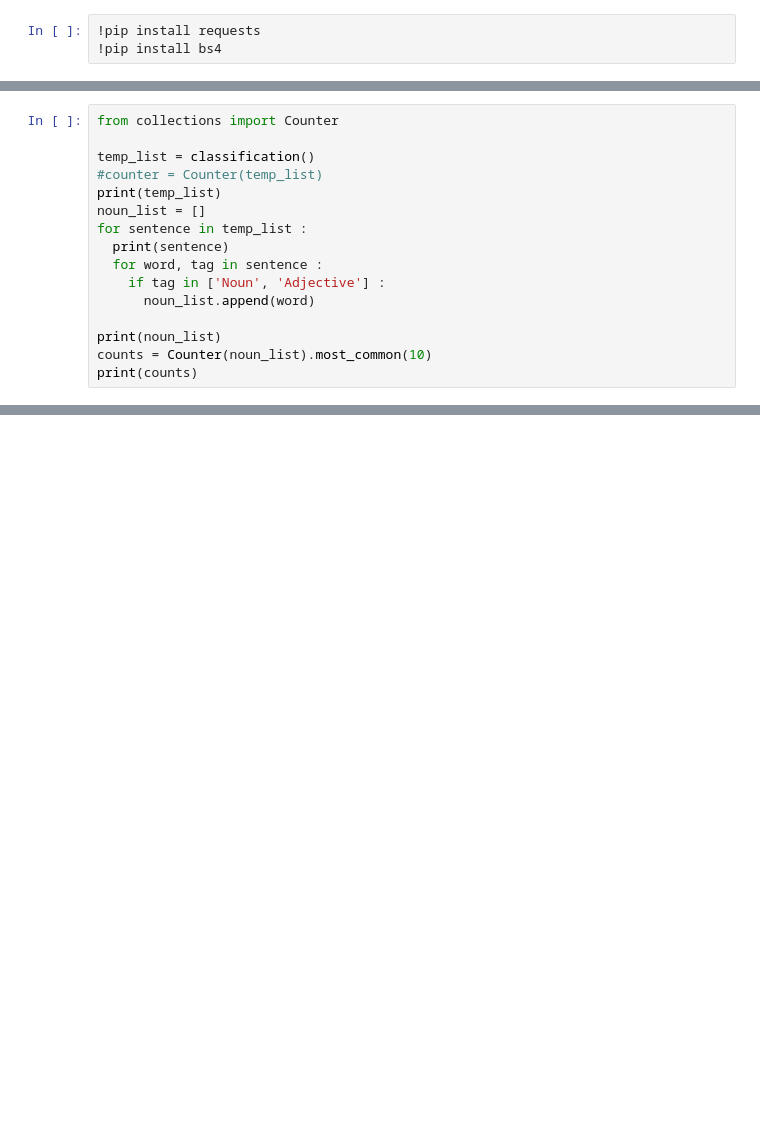
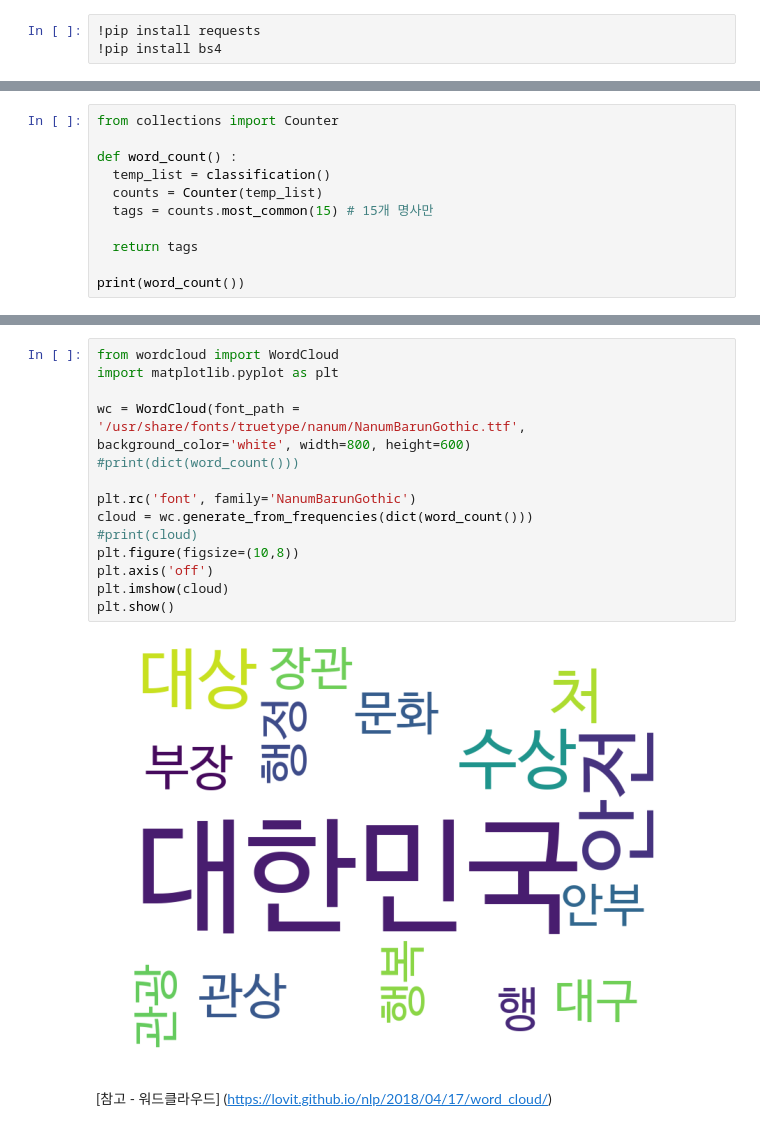
Before and after one commit to kig2929kig/colab, a Jupyter notebook: wordCloud.ipynb, the cells around one changed output, grey strips where cells are left out. Drawn from its saved outputs; the diff is of its cells as text; blank space fills up the shorter version.

```diff
--- a/wordCloud.ipynb
+++ b/wordCloud.ipynb
@@ -46,16 +87,0 @@ print(classification())
-# %%
-from collections import Counter
-
-temp_list = classification()
-#counter = Counter(temp_list)
-print(temp_list)
-noun_list = []
-for sentence in temp_list :
-  print(sentence)
-  for word, tag in sentence :
-    if tag in ['Noun', 'Adjective'] :
-      noun_list.append(word)
-
-print(noun_list)
-counts = Counter(noun_list).most_common(10)
-print(counts)
@@ -65,0 +88,11 @@ ValueError: ignored
+# %%
+from collections import Counter
+
+def word_count() :
+  temp_list = classification()
+  counts = Counter(temp_list)
+  tags = counts.most_common(15) # 15개 명사만
+
+  return tags
+
+print(word_count())
@@ -65,0 +151,18 @@ ValueError: ignored
+# %%
+from wordcloud import WordCloud
+import matplotlib.pyplot as plt
+
+wc = WordCloud(font_path = '/usr/share/fonts/truetype/nanum/NanumBarunGothic.ttf', background_color='white', width=800, height=600)
+#print(dict(word_count()))
+
+plt.rc('font', family='NanumBarunGothic')
+cloud = wc.generate_from_frequencies(dict(word_count()))
+#print(cloud)
+plt.figure(figsize=(10,8))
+plt.axis('off')
+plt.imshow(cloud)
+plt.show()
+# %% [output]
+[figure, added]
+# %% [markdown]
+[참고 - 워드클라우드] (https://lovit.github.io/nlp/2018/04/17/word_cloud/)
```
Also changed, not shown: parts of 8 cells of this notebook.
